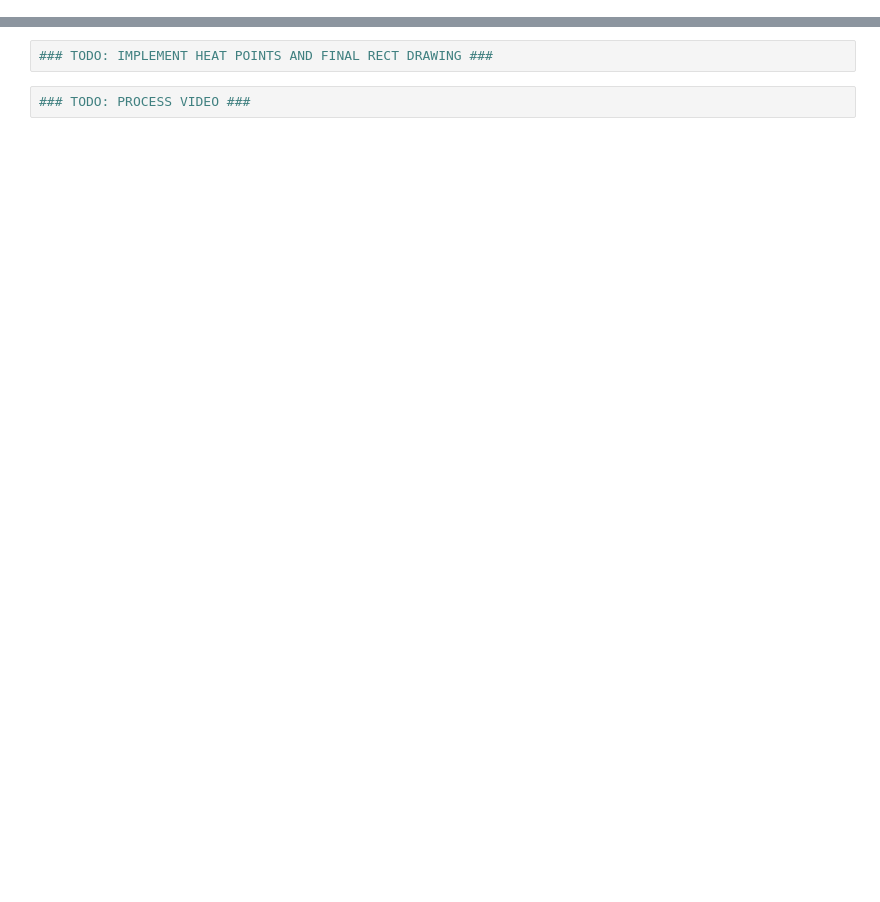
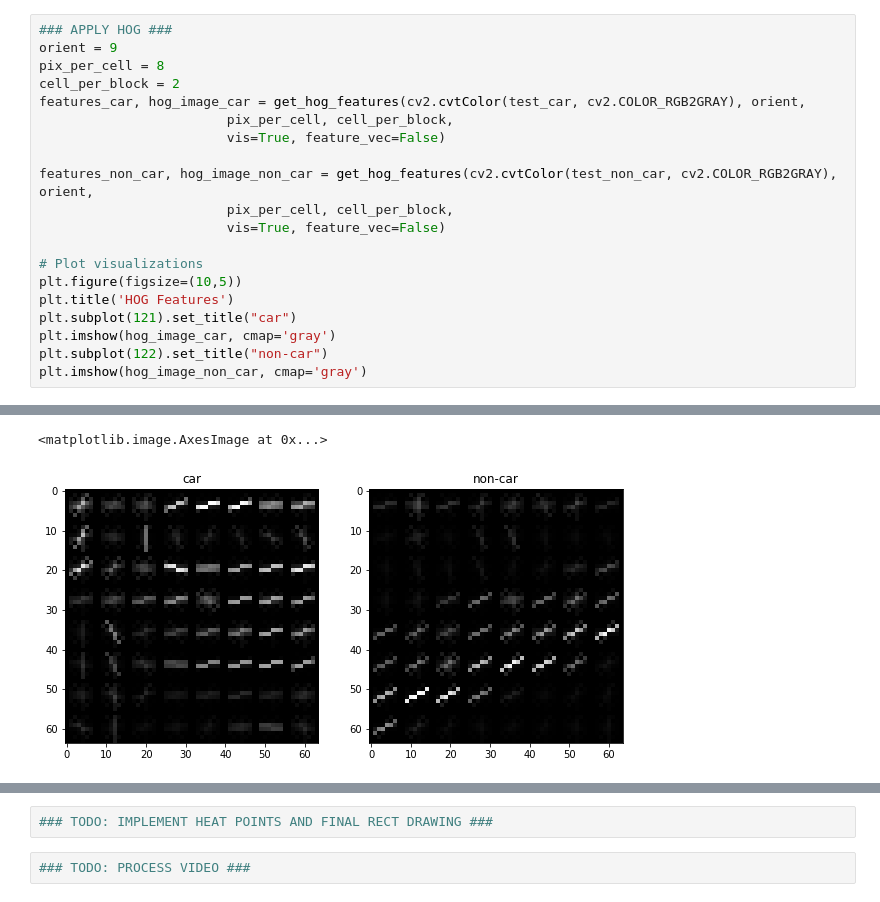
Before and after one commit to pandaive/CarND-Vehicle-Detection-And-Tracking, a Jupyter notebook: P5.ipynb, the cells around one changed output, grey strips where cells are left out. Saved outputs shown, nothing was run; the diff lists cells and outputs as text; blank space fills up the shorter version.

```diff
--- a/P5.ipynb
+++ b/P5.ipynb
@@ -44,0 +193,21 @@ for i, filename in enumerate(non_vehicles_files):
+# %%
+### APPLY HOG ###
+orient = 9
+pix_per_cell = 8
+cell_per_block = 2
+features_car, hog_image_car = get_hog_features(cv2.cvtColor(test_car, cv2.COLOR_RGB2GRAY), orient,
+                        pix_per_cell, cell_per_block,
+                        vis=True, feature_vec=False)
+
+features_non_car, hog_image_non_car = get_hog_features(cv2.cvtColor(test_non_car, cv2.COLOR_RGB2GRAY), orient,
+                        pix_per_cell, cell_per_block,
+                        vis=True, feature_vec=False)
+
+# Plot visualizations
+plt.figure(figsize=(10,5))
+plt.title('HOG Features')
+plt.subplot(121).set_title("car")
+plt.imshow(hog_image_car, cmap='gray')
+plt.subplot(122).set_title("non-car")
+plt.imshow(hog_image_non_car, cmap='gray')
+# %% [output]
@@ -44,0 +216,2 @@ for i, filename in enumerate(non_vehicles_files):
+<matplotlib.image.AxesImage at 0x...>
+[figure, added]
```
Also changed, not shown: parts of 24 cells of this notebook, 9 other files.
